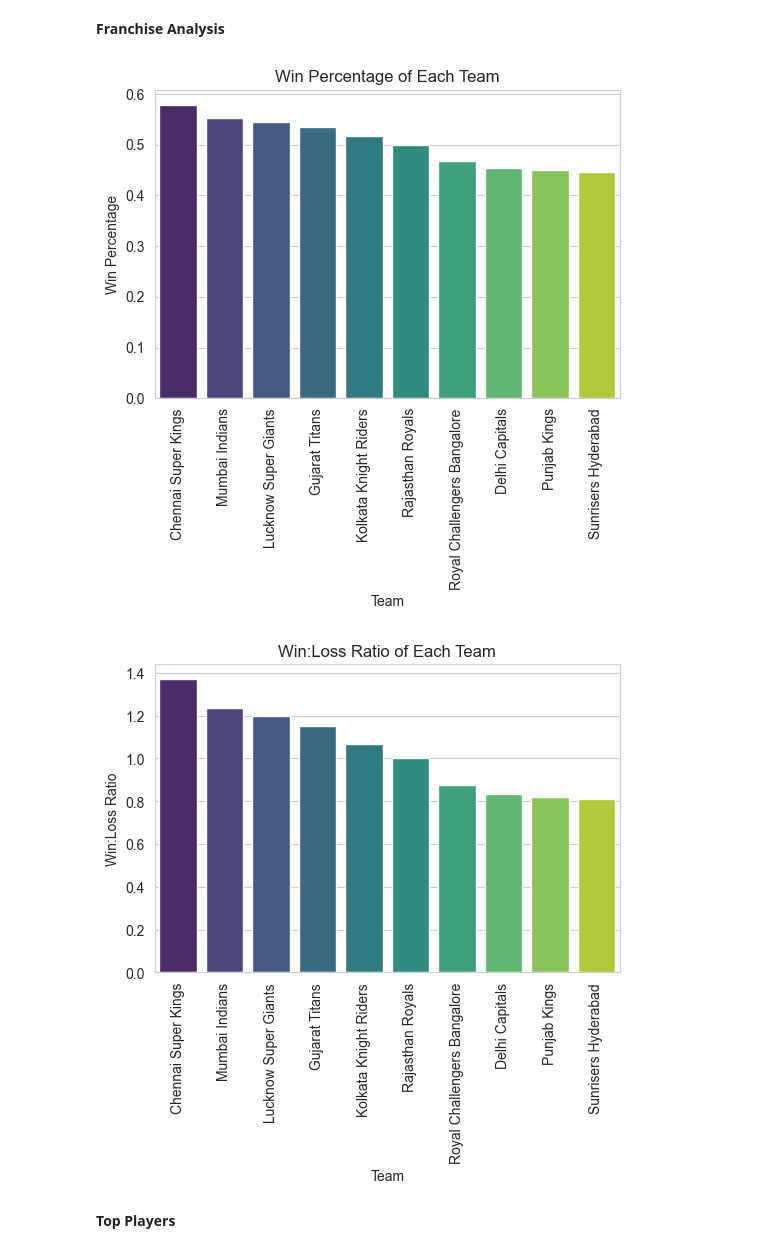
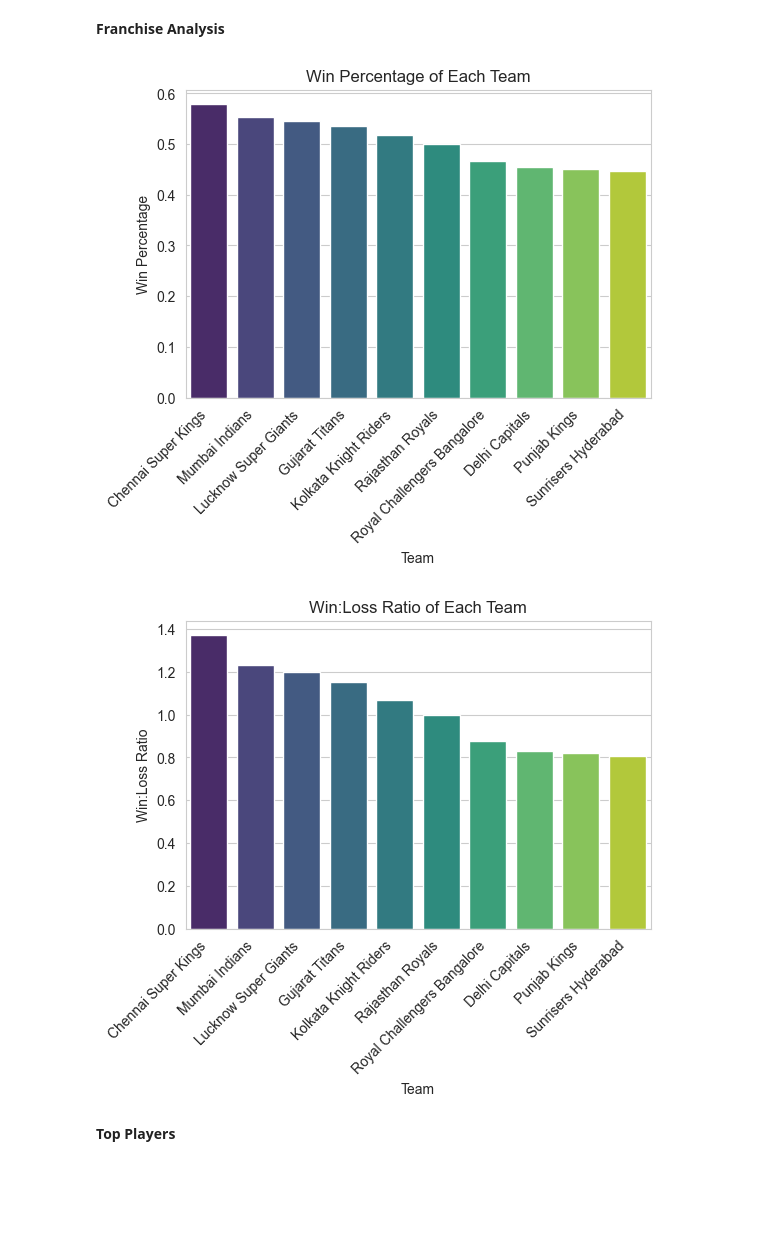
Before and after one commit to vineetsharma9252/New_Cricket_Cast, a Jupyter notebook: src/Preprocessing.ipynb, the cells around one changed output. Saved outputs shown, nothing was run; the diff lists cells and outputs as text; code cells hidden in the pictures; blank space fills up the shorter version.

```diff
--- a/src/Preprocessing.ipynb
+++ b/src/Preprocessing.ipynb
@@ -277,17 +277,17 @@ plt.show()
 # %%
 team_wins = Matches['winner'].value_counts()
 team_matches = Matches['team1'].value_counts() + Matches['team2'].value_counts()
 win_percentage = (team_wins / team_matches).sort_values(ascending=False)
 
 plt.figure(figsize=(6, 4))
 sns.barplot(x=win_percentage.index, y=win_percentage.values,palette='viridis')
-plt.xticks(rotation=90)
+plt.xticks(rotation=45, ha='right')
 plt.xlabel('Team')
 plt.ylabel('Win Percentage')
 plt.title('Win Percentage of Each Team')
 plt.show()
 # %% [output]
-[figure, old version]
+[figure, new version]
 # %%
 team_wins = Matches['winner'].value_counts()
 team_matches = Matches['team1'].value_counts() + Matches['team2'].value_counts()
@@ -295,13 +295,13 @@ win_loss_ratio = (team_wins / (team_matches - team_wins)).sort_values(ascending=
 
 plt.figure(figsize=(6, 4))
 sns.barplot(x=win_loss_ratio.index, y=win_loss_ratio.values,palette='viridis')
-plt.xticks(rotation=90)
+plt.xticks(rotation=45, ha='right')
 plt.xlabel('Team')
 plt.ylabel('Win:Loss Ratio')
 plt.title('Win:Loss Ratio of Each Team')
 plt.show()
 # %% [output]
-[figure, old version]
+[figure, new version]
 # %% [markdown]
 **Top Players**
 # %%
```
Also changed, not shown: parts of 7 cells of this notebook.
